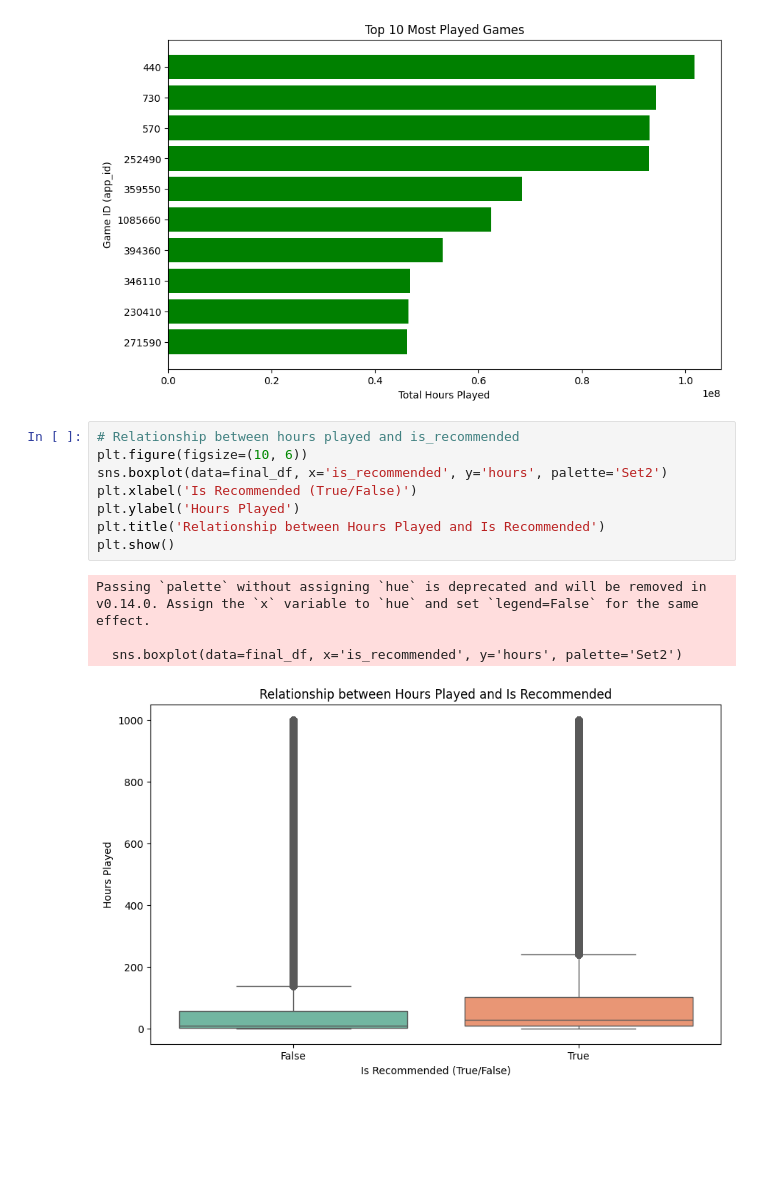
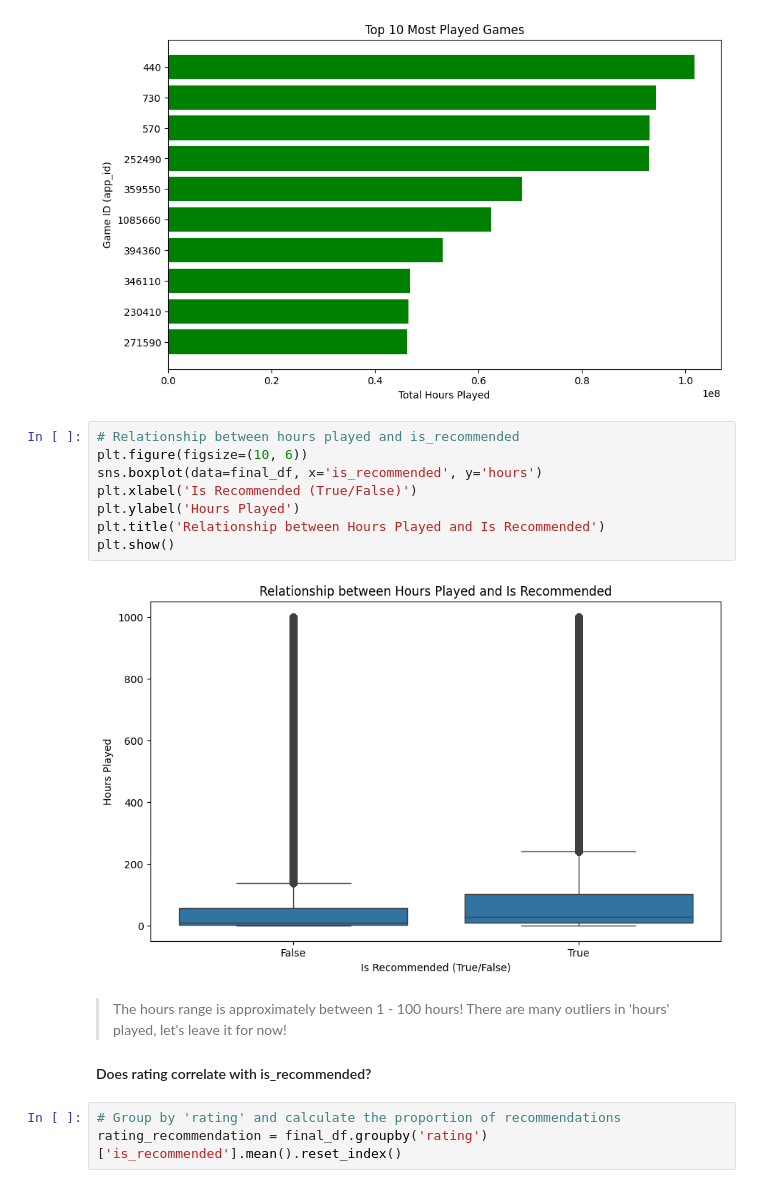
Before and after one commit to Darknight47/Data-Science-Project-02, a Jupyter notebook: steam_game_recommendation.ipynb, the cells around one changed output. Cells and saved outputs as stored; diff of their text form; blank space fills up the shorter version.

```diff
--- a/steam_game_recommendation.ipynb
+++ b/steam_game_recommendation.ipynb
@@ -492,13 +492,17 @@ plt.show()
 # %%
 # Relationship between hours played and is_recommended
 plt.figure(figsize=(10, 6))
-sns.boxplot(data=final_df, x='is_recommended', y='hours', palette='Set2')
+sns.boxplot(data=final_df, x='is_recommended', y='hours')
 plt.xlabel('Is Recommended (True/False)')
 plt.ylabel('Hours Played')
 plt.title('Relationship between Hours Played and Is Recommended')
 plt.show()
 # %% [output]
-Passing `palette` without assigning `hue` is deprecated and will be removed in v0.14.0. Assign the `x` variable to `hue` and set `legend=False` for the same effect.
-
-  sns.boxplot(data=final_df, x='is_recommended', y='hours', palette='Set2')
-[figure, old version]
+[figure, new version]
+# %% [markdown]
+> The hours range is approximately between 1 - 100 hours! There are many outliers in 'hours' played, let's leave it for now!
+
+#### Does rating correlate with is_recommended?
+# %%
+# Group by 'rating' and calculate the proportion of recommendations
+rating_recommendation = final_df.groupby('rating')['is_recommended'].mean().reset_index()
```
Also changed, not shown: parts of 5 cells of this notebook.
